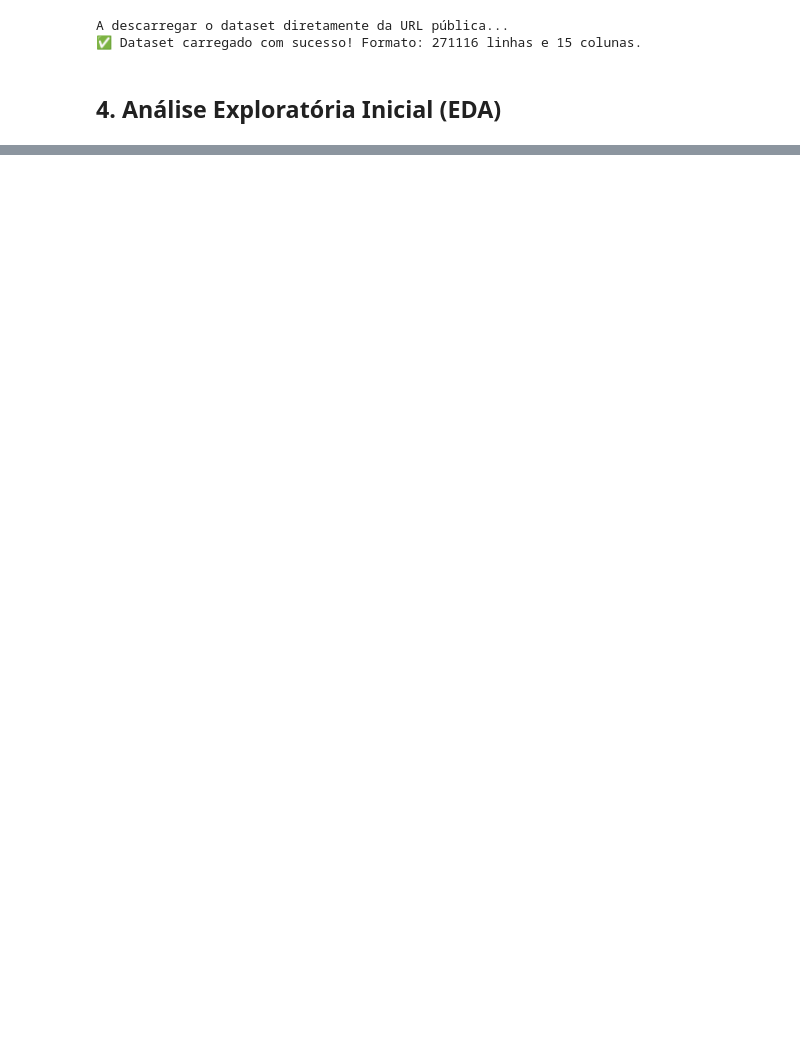
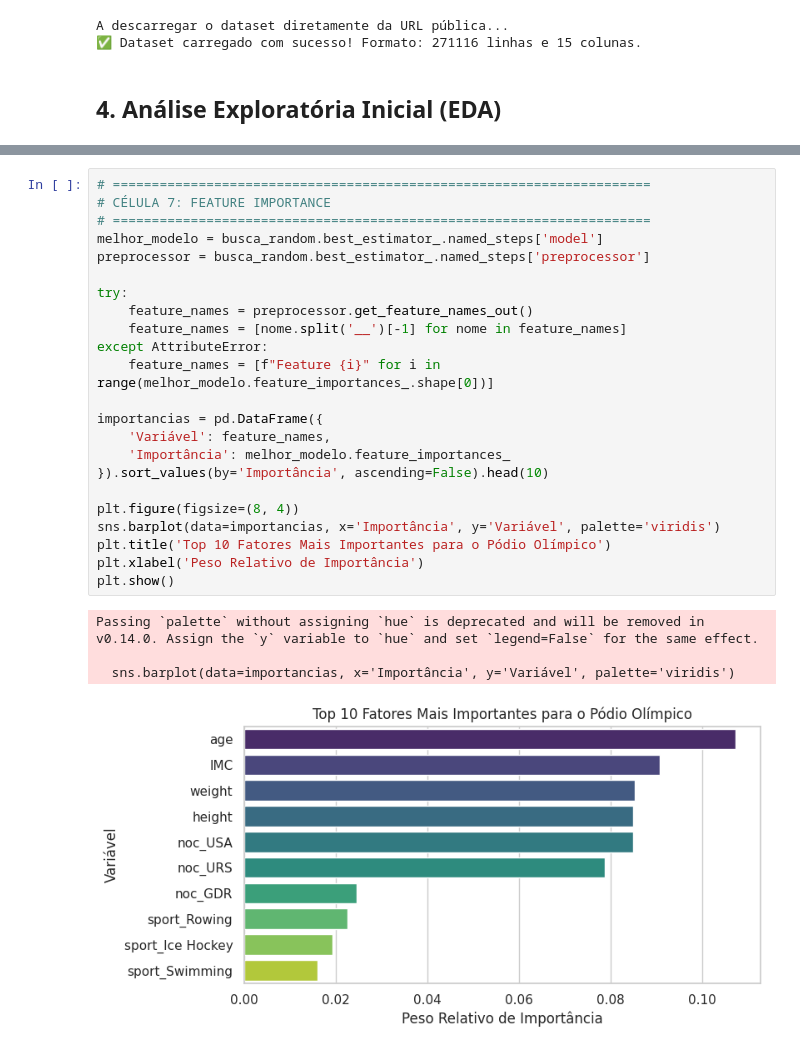
Before and after one commit to ldelanieze/MVP_ML_Analytics-06-2026, a Jupyter notebook: MVP_ML_Analytics_Luiza_Delanieze.ipynb, the cells around one changed output, grey strips where cells are left out. Saved outputs shown, nothing was run; the diff lists cells and outputs as text; blank space fills up the shorter version.

```diff
--- a/MVP_ML_Analytics_Luiza_Delanieze.ipynb
+++ b/MVP_ML_Analytics_Luiza_Delanieze.ipynb
@@ -279,0 +283,28 @@ O modelo **Random Forest Classifier** obteve o melhor desempenho após a otimiza
+# %%
+# =====================================================================
+# CÉLULA 7: FEATURE IMPORTANCE
+# =====================================================================
+melhor_modelo = busca_random.best_estimator_.named_steps['model']
+preprocessor = busca_random.best_estimator_.named_steps['preprocessor']
+
+try:
+    feature_names = preprocessor.get_feature_names_out()
+    feature_names = [nome.split('__')[-1] for nome in feature_names]
+except AttributeError:
+    feature_names = [f"Feature {i}" for i in range(melhor_modelo.feature_importances_.shape[0])]
+
+importancias = pd.DataFrame({
+    'Variável': feature_names,
+    'Importância': melhor_modelo.feature_importances_
+}).sort_values(by='Importância', ascending=False).head(10)
+
+plt.figure(figsize=(8, 4))
+sns.barplot(data=importancias, x='Importância', y='Variável', palette='viridis')
+plt.title('Top 10 Fatores Mais Importantes para o Pódio Olímpico')
+plt.xlabel('Peso Relativo de Importância')
+plt.show()
+# %% [output]
+Passing `palette` without assigning `hue` is deprecated and will be removed in v0.14.0. Assign the `y` variable to `hue` and set `legend=False` for the same effect.
+
+  sns.barplot(data=importancias, x='Importância', y='Variável', palette='viridis')
+[figure, added]
```
Also changed, not shown: parts of 20 cells of this notebook.
